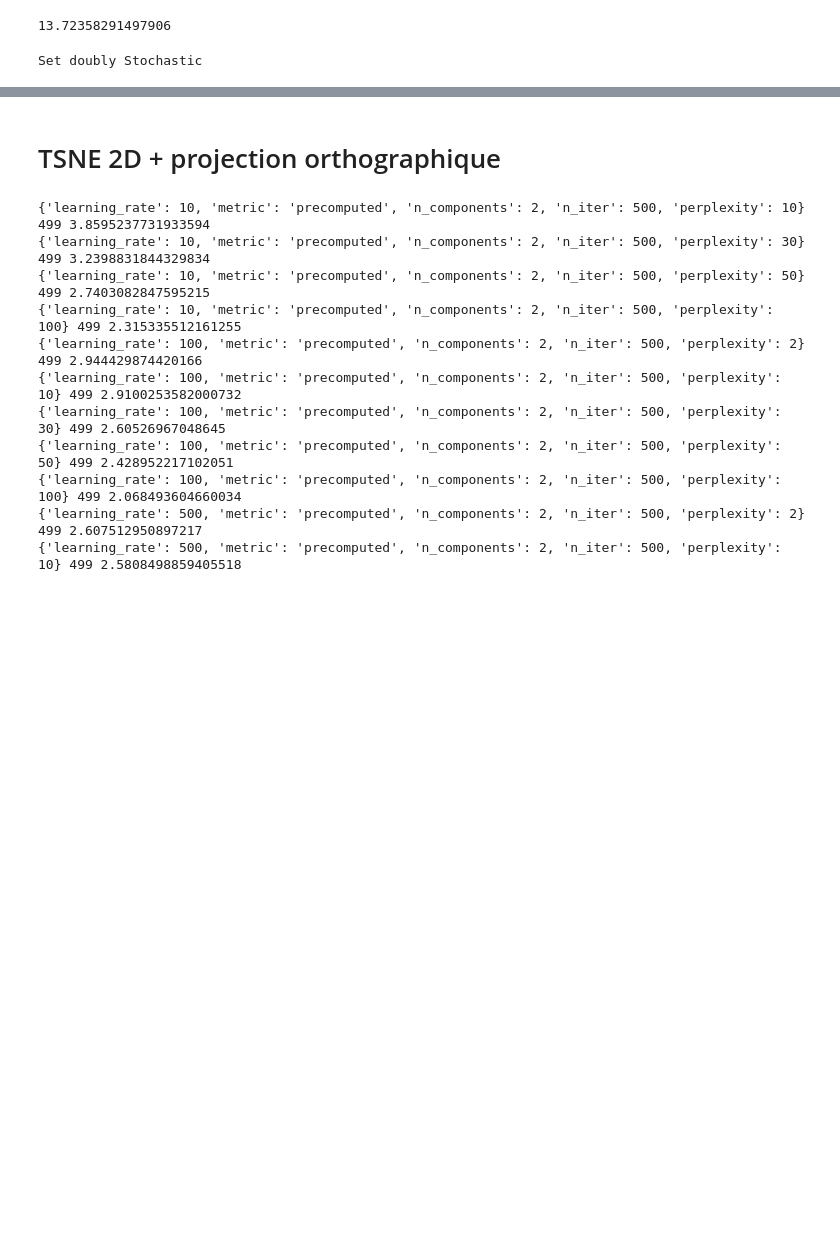
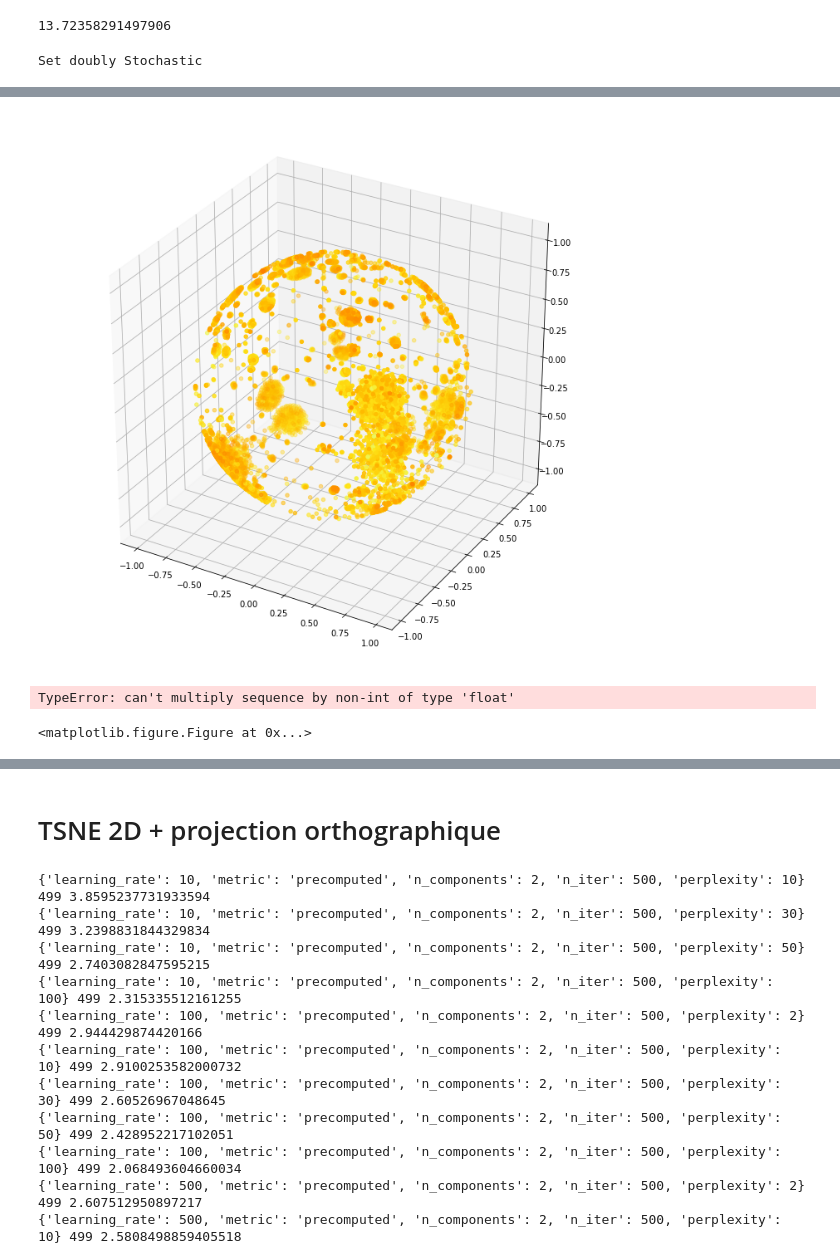
Before and after one commit to Coni63/webGL-movie, a Jupyter notebook: model/Model.ipynb, the cells around one changed output, grey strips where cells are left out. Saved outputs shown, nothing was run; the diff lists cells and outputs as text; code cells hidden in the pictures; blank space fills up the shorter version.

```diff
--- a/model/Model.ipynb
+++ b/model/Model.ipynb
@@ -393,0 +428,19 @@ end.to_csv("../datas/simulation/dosnes_new_weight.csv")
+# %%
+cmap = matplotlib.cm.get_cmap('Wistia_r')
+norm = matplotlib.colors.Normalize(vmin=temp["averageRating"].min(), vmax=temp["averageRating"].max())
+
+def get_color(x):
+    return matplotlib.colors.to_hex(cmap(norm(x)))
+
+temp["color"] = temp["averageRating"].apply(get_color)
+# %% [output]
+[figure, added]
+# %%
+fig = plt.figure(figsize=(12,12))
+ax = fig.add_subplot(111, projection='3d')
+# ax.scatter(temp["X"], temp["Y"], temp["Z"], c=temp["averageRating"], cmap="Wistia_r")
+ax.scatter(temp["X"], temp["Y"], temp["Z"], c=temp["Genre"].str.contains("Drama"))
+plt.show()
+# %% [output]
+TypeError: can't multiply sequence by non-int of type 'float'
+<matplotlib.figure.Figure at 0x...>
```
Also changed, not shown: parts of 15 cells of this notebook, 1 other file.
